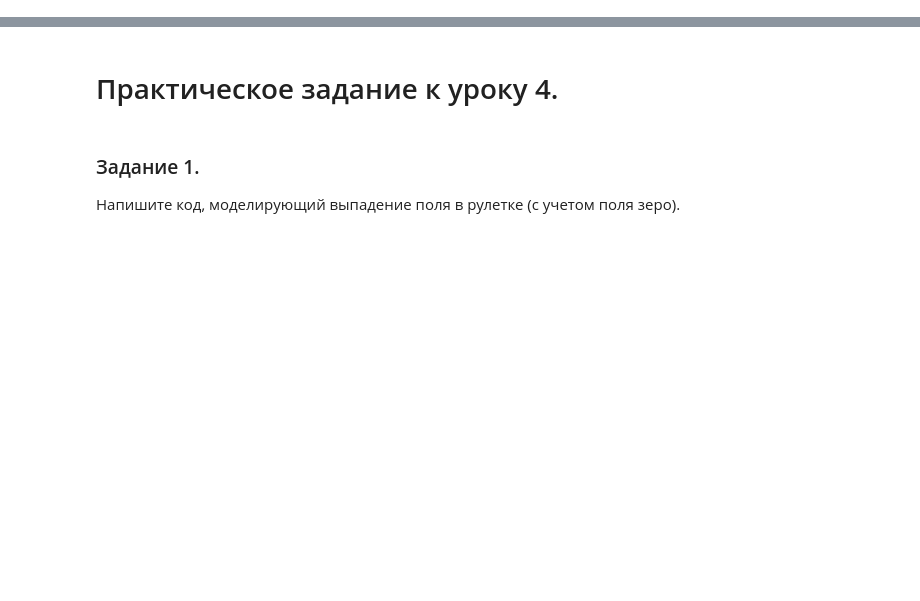
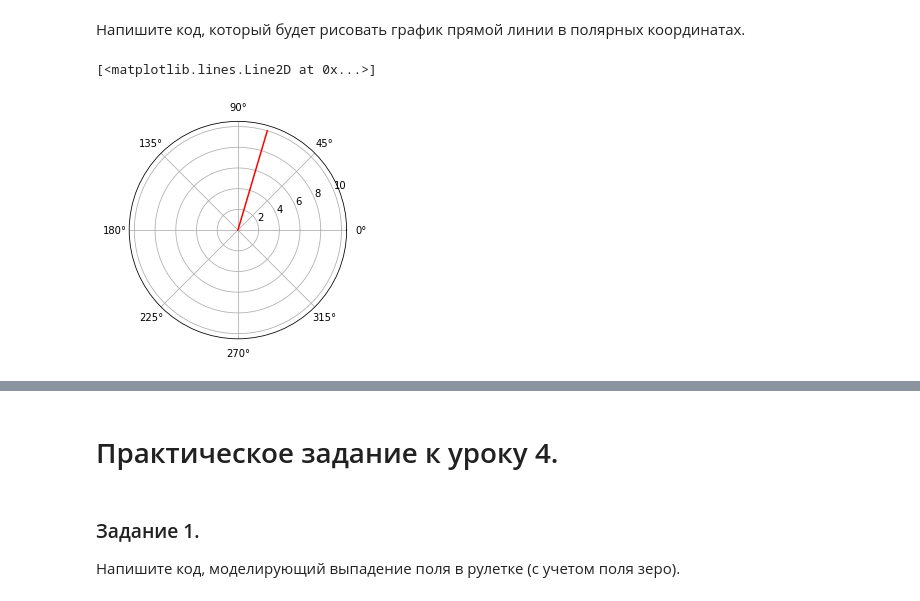
Before and after one commit to francuzovd/higher_mathematics, a Jupyter notebook: HW_lesson_2.ipynb, the cells around one changed output, grey strips where cells are left out. Saved outputs shown, nothing was run; the diff lists cells and outputs as text; code cells hidden in the pictures; blank space fills up the shorter version.

```diff
--- a/HW_lesson_2.ipynb
+++ b/HW_lesson_2.ipynb
@@ -3,0 +75,10 @@ import matplotlib.pyplot as plt
+# %% [markdown]
+Напишите код, который будет рисовать график прямой линии в полярных координатах.
+# %%
+a = np.linspace(-5, -5, 10)
+R = np.linspace(0, 10, 10)
+
+plt.polar(a, R, color='red')
+# %% [output]
+[<matplotlib.lines.Line2D at 0x...>]
+[figure, added]
```
Also changed, not shown: parts of 32 cells of this notebook.
